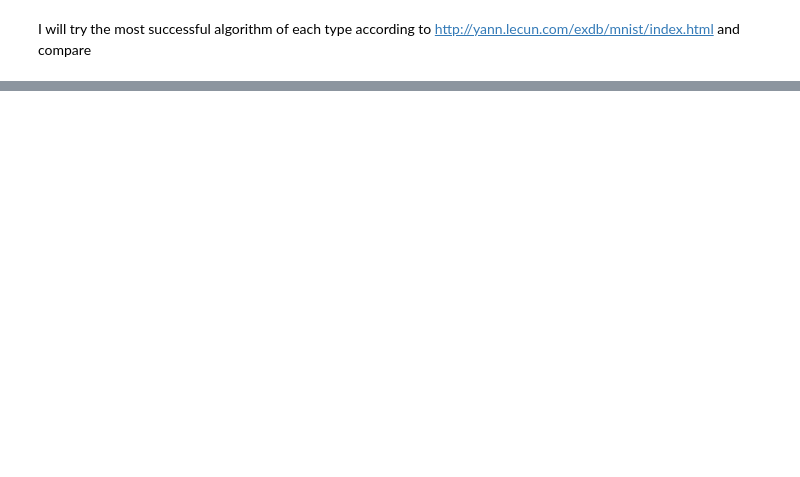
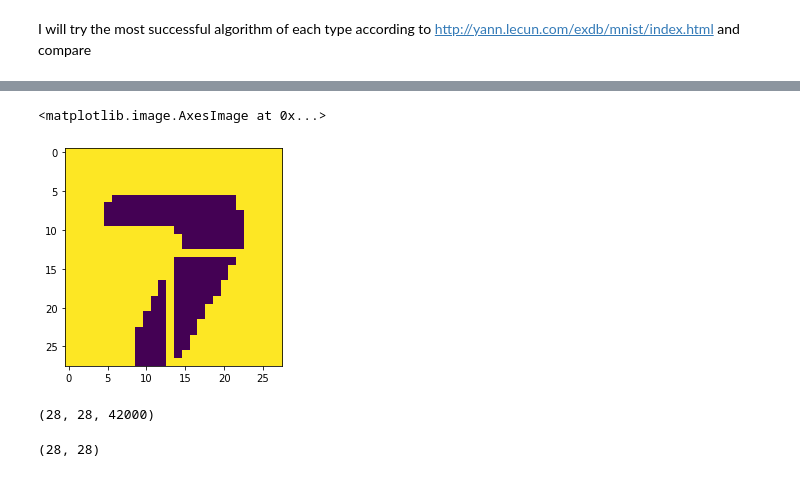
Before and after one commit to mitsyprada/kaggle-digit-recognizer, a Jupyter notebook: Untitled.ipynb, the cells around one changed output, grey strips where cells are left out. Saved outputs shown, nothing was run; the diff lists cells and outputs as text; code cells hidden in the pictures; blank space fills up the shorter version.

```diff
--- a/Untitled.ipynb
+++ b/Untitled.ipynb
@@ -103,0 +107,10 @@ I will try the most successful algorithm of each type according to http://yann.l
+# %%
+contour, hierarchy = cv2.findContours(dilate, cv2.RETR_EXTERNAL, cv2.CHAIN_APPROX_NONE)
+#contour = sorted(contour, key = cv2.contourArea, reverse = True)
+minAreaRect = cv2.minAreaRect(contour[0])
+#maxAreaRect
+# %%
+plt.imshow(cv2.rectangle(thresh, (int(minAreaRect[0][0]),int(minAreaRect[0][1])), (int(minAreaRect[1][0]),int(minAreaRect[1][1])),(255, 0, 255), 1))
+# %% [output]
+<matplotlib.image.AxesImage at 0x...>
+[figure, added]
@@ -103,0 +145,8 @@ I will try the most successful algorithm of each type according to http://yann.l
+# %%
+train_ar.shape
+# %% [output]
+(28, 28, 42000)
+# %%
+train_ar[:,:,0].shape
+# %% [output]
+(28, 28)
```
Also changed, not shown: parts of 16 cells of this notebook, 2 other files.
